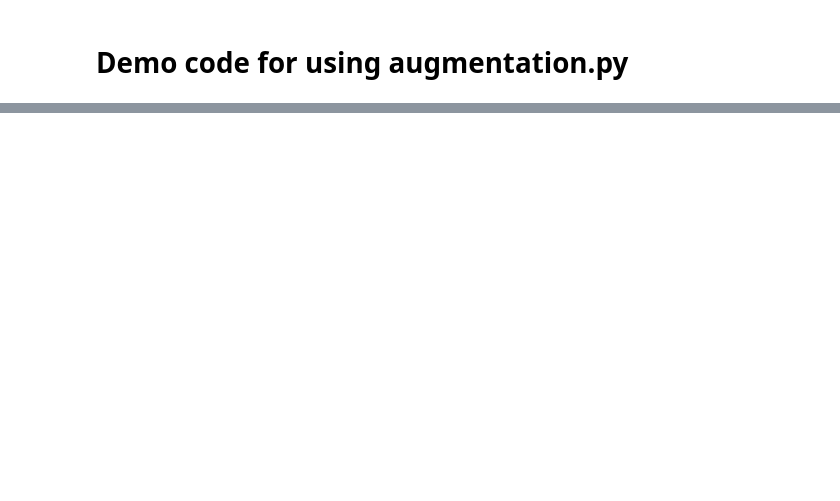
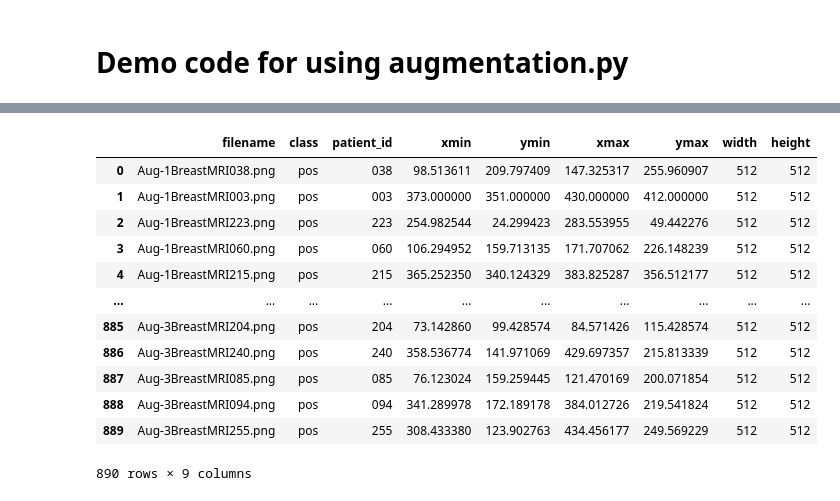
Before and after one commit to nogibjj/breast-tumor-detection, a Jupyter notebook: Preprocessing/augmentation.ipynb, the cells around one changed output, grey strips where cells are left out. Drawn from its saved outputs; the diff is of its cells as text; code cells hidden in the pictures; blank space fills up the shorter version.

```diff
--- a/Preprocessing/augmentation.ipynb
+++ b/Preprocessing/augmentation.ipynb
@@ -125,2 +153,18 @@ resized_df.to_csv("/workspaces/breast-tumor-detection/Preprocessing/resized_anno
+# %%
+augmentations_df
+# %% [output]
+|  | filename | class | patient_id | xmin | ymin | xmax | ymax | width | height |
+| 0 | Aug-1BreastMRI038.png | pos | 038 | 98.513611 | 209.797409 | 147.325317 | 255.960907 | 512 | 512 |
+| 1 | Aug-1BreastMRI003.png | pos | 003 | 373.000000 | 351.000000 | 430.000000 | 412.000000 | 512 | 512 |
+| 2 | Aug-1BreastMRI223.png | pos | 223 | 254.982544 | 24.299423 | 283.553955 | 49.442276 | 512 | 512 |
+| 3 | Aug-1BreastMRI060.png | pos | 060 | 106.294952 | 159.713135 | 171.707062 | 226.148239 | 512 | 512 |
+| 4 | Aug-1BreastMRI215.png | pos | 215 | 365.252350 | 340.124329 | 383.825287 | 356.512177 | 512 | 512 |
+| ... | ... | ... | ... | ... | ... | ... | ... | ... | ... |
+| 885 | Aug-3BreastMRI204.png | pos | 204 | 73.142860 | 99.428574 | 84.571426 | 115.428574 | 512 | 512 |
+| 886 | Aug-3BreastMRI240.png | pos | 240 | 358.536774 | 141.971069 | 429.697357 | 215.813339 | 512 | 512 |
+| 887 | Aug-3BreastMRI085.png | pos | 085 | 76.123024 | 159.259445 | 121.470169 | 200.071854 | 512 | 512 |
+| 888 | Aug-3BreastMRI094.png | pos | 094 | 341.289978 | 172.189178 | 384.012726 | 219.541824 | 512 | 512 |
+| 889 | Aug-3BreastMRI255.png | pos | 255 | 308.433380 | 123.902763 | 434.456177 | 249.569229 | 512 | 512 |
+890 rows × 9 columns
 # %%
 draw_box(
```
Also changed, not shown: parts of 5 cells of this notebook, 1 other file.
